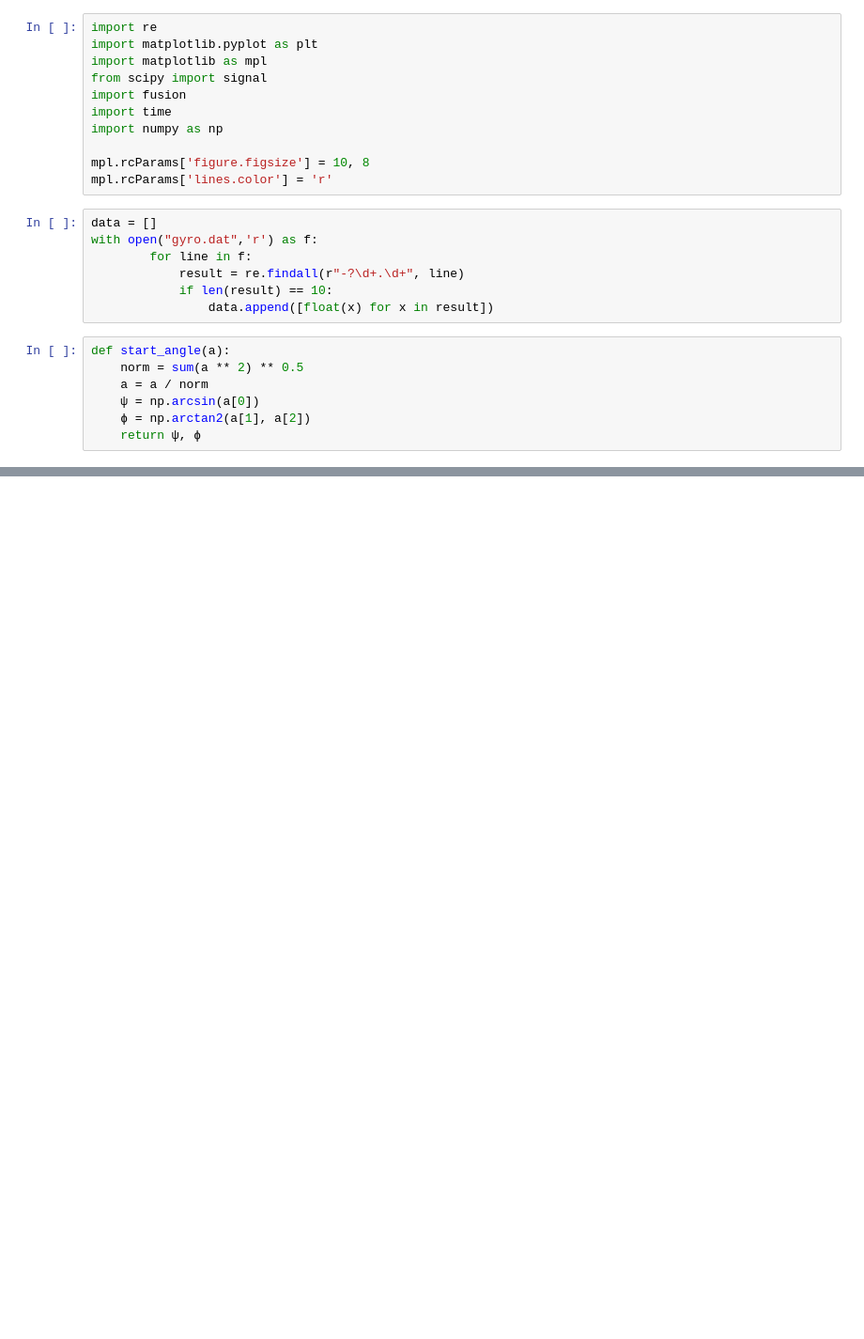
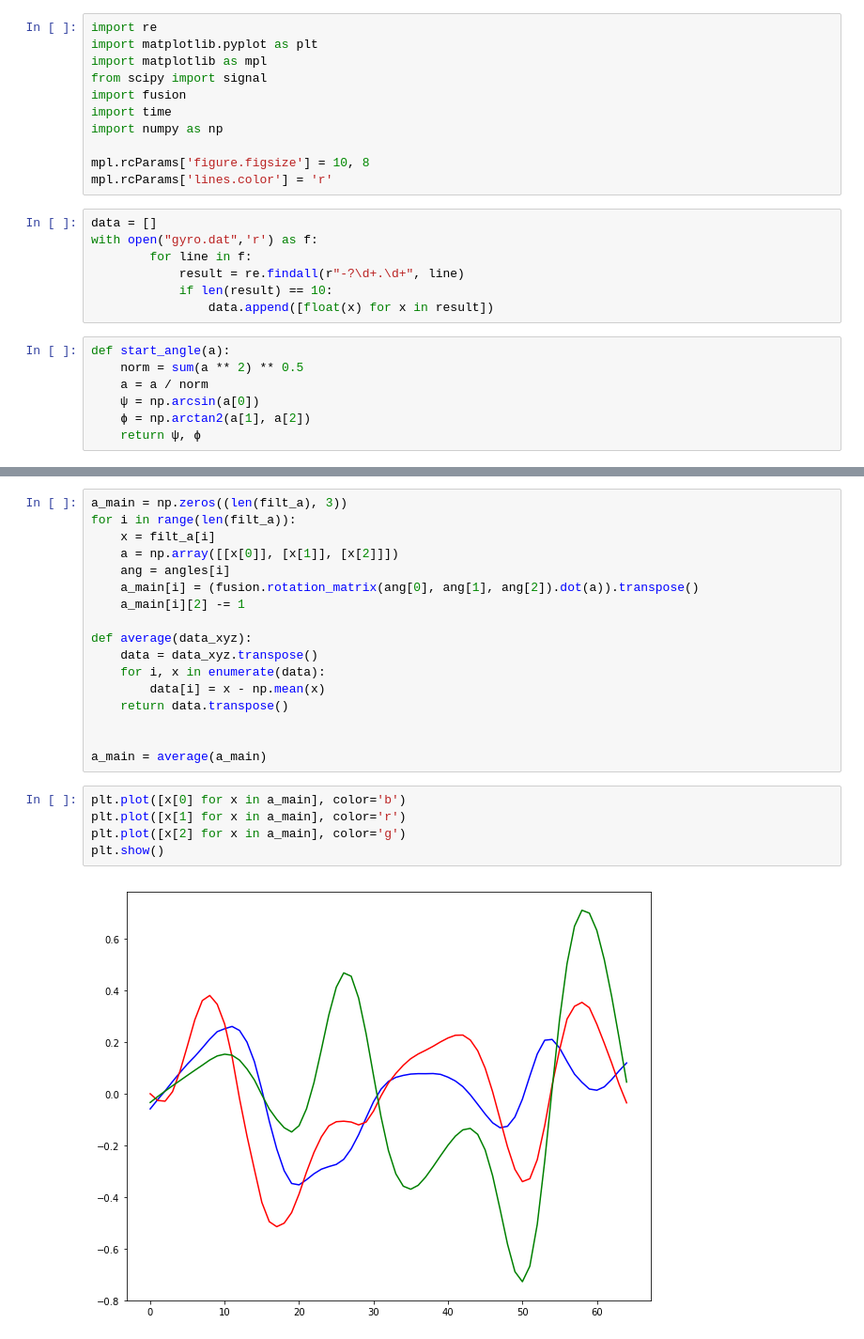
Before and after one commit to safoex/MagicWand, a Jupyter notebook: WandGeometry.ipynb, the cells around one changed output, grey strips where cells are left out. Shown at 94% size. Drawn from its saved outputs; the diff is of its cells as text; blank space fills up the shorter version.

Commit message:
Add acceleration in main frame

```diff
--- a/WandGeometry.ipynb
+++ b/WandGeometry.ipynb
@@ -70,0 +76,24 @@ plt.show()
+# %%
+a_main = np.zeros((len(filt_a), 3))
+for i in range(len(filt_a)):
+    x = filt_a[i]
+    a = np.array([[x[0]], [x[1]], [x[2]]])
+    ang = angles[i]
+    a_main[i] = (fusion.rotation_matrix(ang[0], ang[1], ang[2]).dot(a)).transpose()
+    a_main[i][2] -= 1
+
+def average(data_xyz):
+    data = data_xyz.transpose()
+    for i, x in enumerate(data):
+        data[i] = x - np.mean(x)
+    return data.transpose()
+
+
+a_main = average(a_main)
+# %%
+plt.plot([x[0] for x in a_main], color='b')
+plt.plot([x[1] for x in a_main], color='r')
+plt.plot([x[2] for x in a_main], color='g')
+plt.show()
+# %% [output]
+[figure, added]
```
Also changed, not shown: parts of 10 cells of this notebook, 1 other file.
